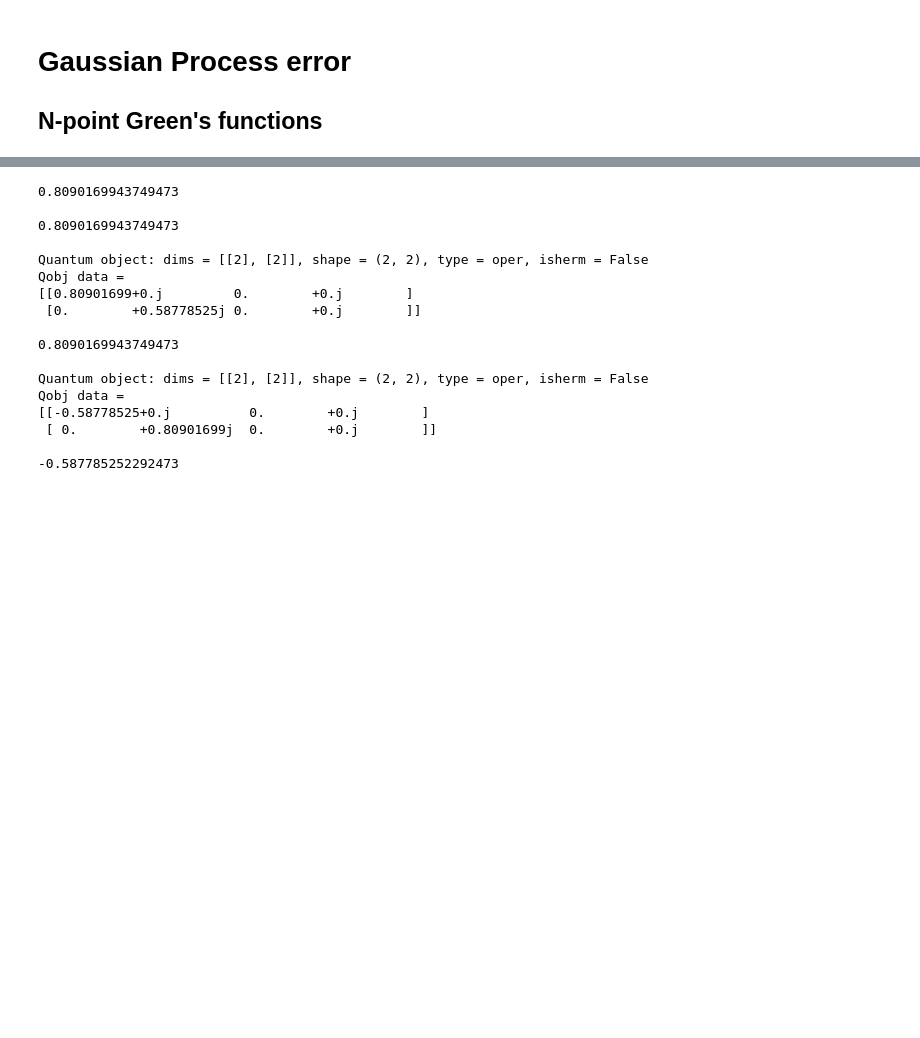
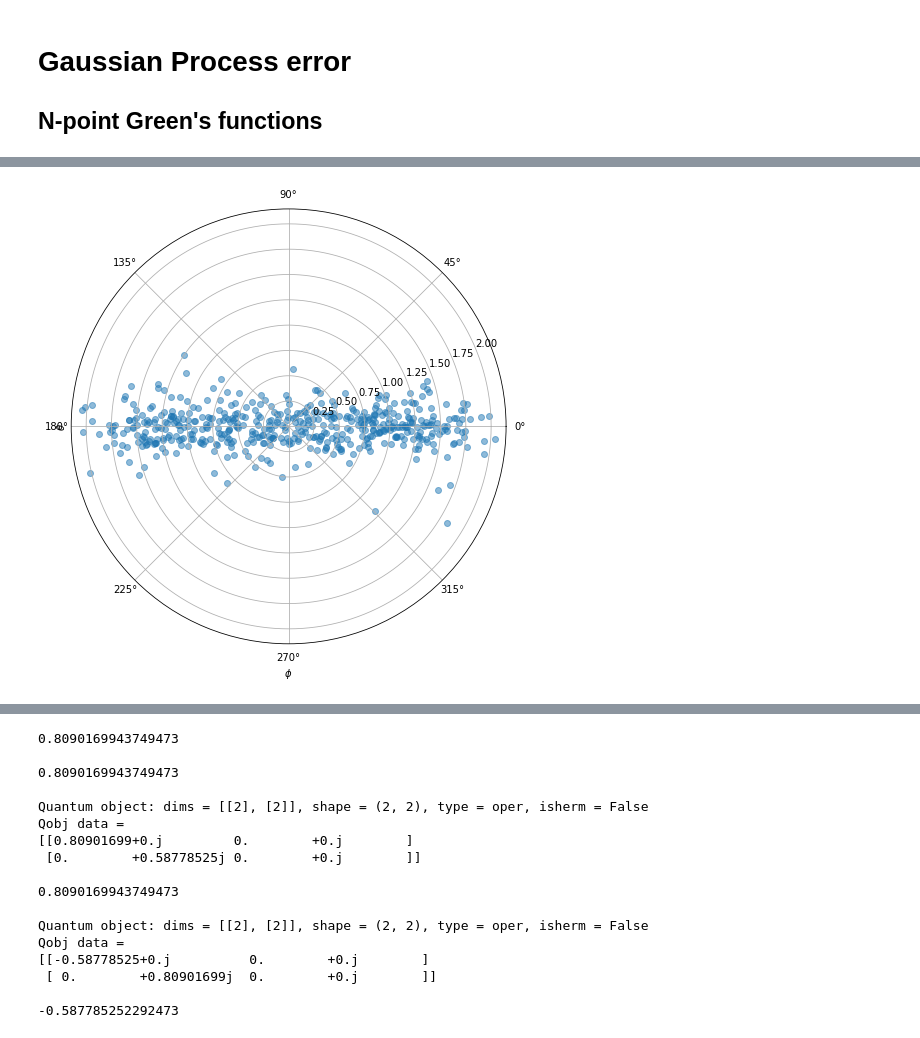
Before and after one commit to farice/SpectatorQubits, a Jupyter notebook: keldysh.ipynb, the cells around one changed output, grey strips where cells are left out. Cells and saved outputs as stored; diff of their text form; code cells hidden in the pictures; blank space fills up the shorter version.

```diff
--- a/keldysh.ipynb
+++ b/keldysh.ipynb
@@ -63,0 +118,21 @@ tlist = np.linspace(0, TAU_MAX - 1, TAU_MAX, dtype=np.int)
+# %%
+from spectator_env_utils_v2 import extract_theta_phi
+
+gp = gaussian_process_3d([], 0, 0, np.pi / 8, 0, np.pi / 32, 0, np.pi / 4, 500)
+h = functools.partial(hamiltonian, gp)
+
+theta_phis = [extract_theta_phi(h(i).expm()) for i in range(500)]
+
+thetas = [tp[0] for tp in theta_phis]
+phis = [tp[1] for tp in theta_phis]
+
+
+fig = plt.figure(figsize=(15,8))
+ax = fig.add_subplot(111, projection='polar')
+ax.scatter(phis, thetas, alpha=0.5)
+plt.xlabel(r"$\phi$")
+plt.ylabel(r"$\theta$")
+
+plt.show()
+# %% [output]
+[figure, added]
```
Also changed, not shown: parts of 7 cells of this notebook, 3 other files.
